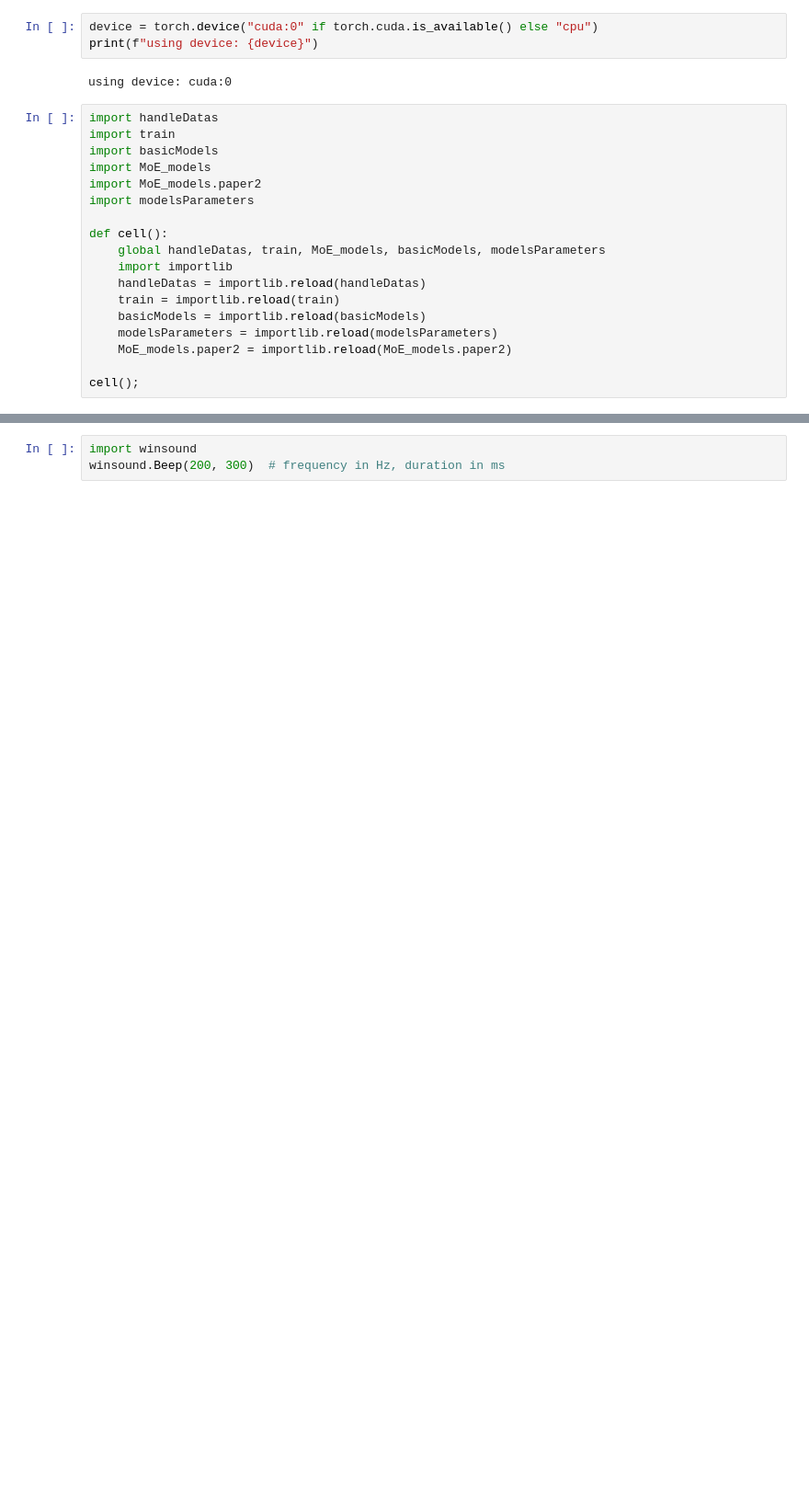
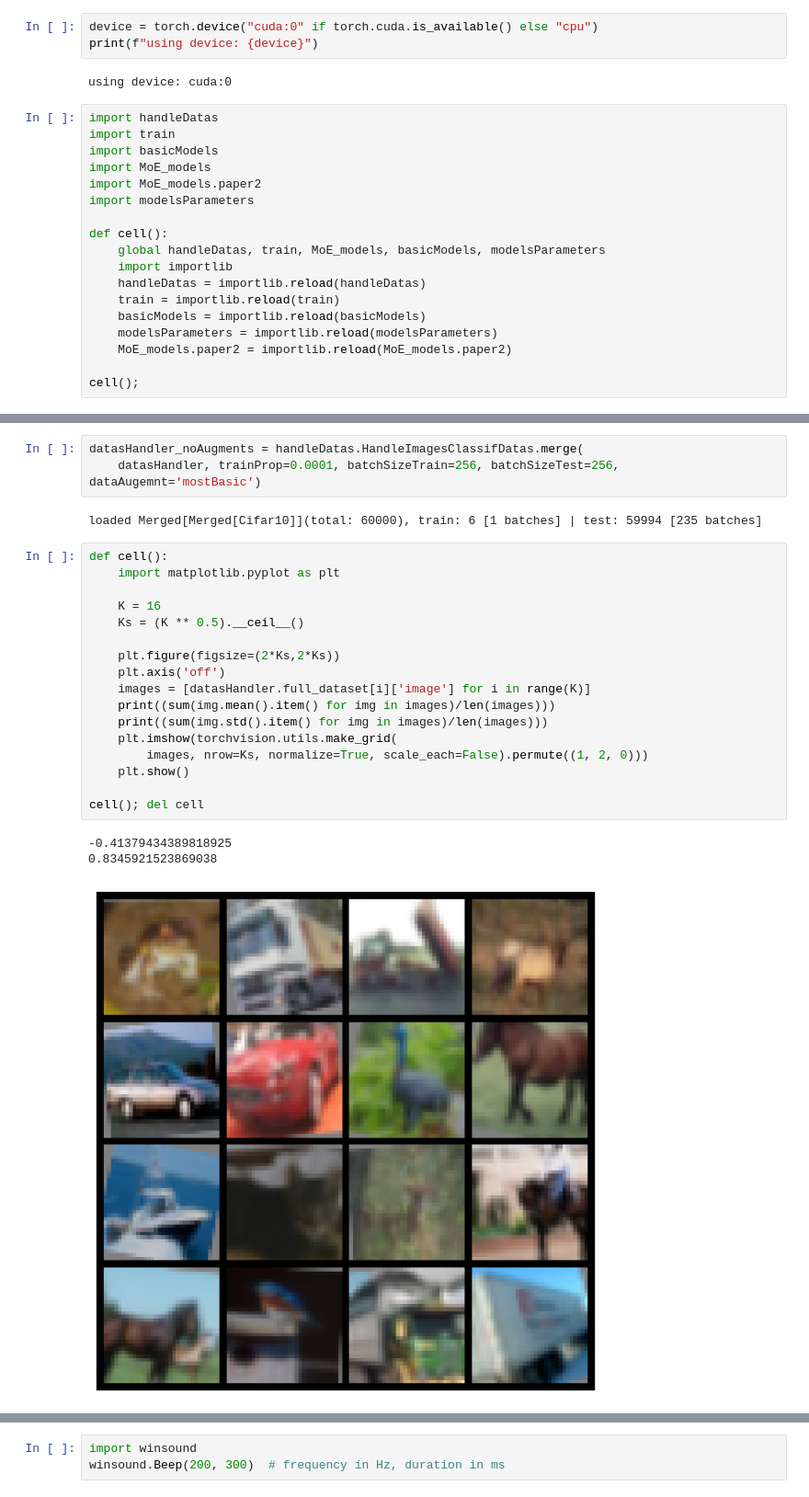
Before and after one commit to vuvu700/MOE_project, a Jupyter notebook: src/experiment_moe2.ipynb, the cells around one changed output, grey strips where cells are left out. Shown at 92% size. Drawn from its saved outputs; the diff is of its cells as text; blank space fills up the shorter version.

```diff
--- a/src/experiment_moe2.ipynb
+++ b/src/experiment_moe2.ipynb
@@ -53 +54,27 @@ loaded Merged[Cifar10, Cifar100](total: 120000), train: 96000 [375 batches] | te
+# %%
+datasHandler_noAugments = handleDatas.HandleImagesClassifDatas.merge(
+    datasHandler, trainProp=0.0001, batchSizeTrain=256, batchSizeTest=256, dataAugemnt='mostBasic')
+# %% [output]
+loaded Merged[Merged[Cifar10]](total: 60000), train: 6 [1 batches] | test: 59994 [235 batches]
+# %%
+def cell():
+    import matplotlib.pyplot as plt
+
+    K = 16
+    Ks = (K ** 0.5).__ceil__()
+
+    plt.figure(figsize=(2*Ks,2*Ks))
+    plt.axis('off')
+    images = [datasHandler.full_dataset[i]['image'] for i in range(K)]
+    print((sum(img.mean().item() for img in images)/len(images)))
+    print((sum(img.std().item() for img in images)/len(images)))
+    plt.imshow(torchvision.utils.make_grid(
+        images, nrow=Ks, normalize=True, scale_each=False).permute((1, 2, 0)))
+    plt.show()
+
+cell(); del cell
+# %% [output]
+-0.41379434389818925
+0.8345921523869038
+[figure, added]
 # %%
```
Also changed, not shown: parts of 10 cells of this notebook, 5 other files.
